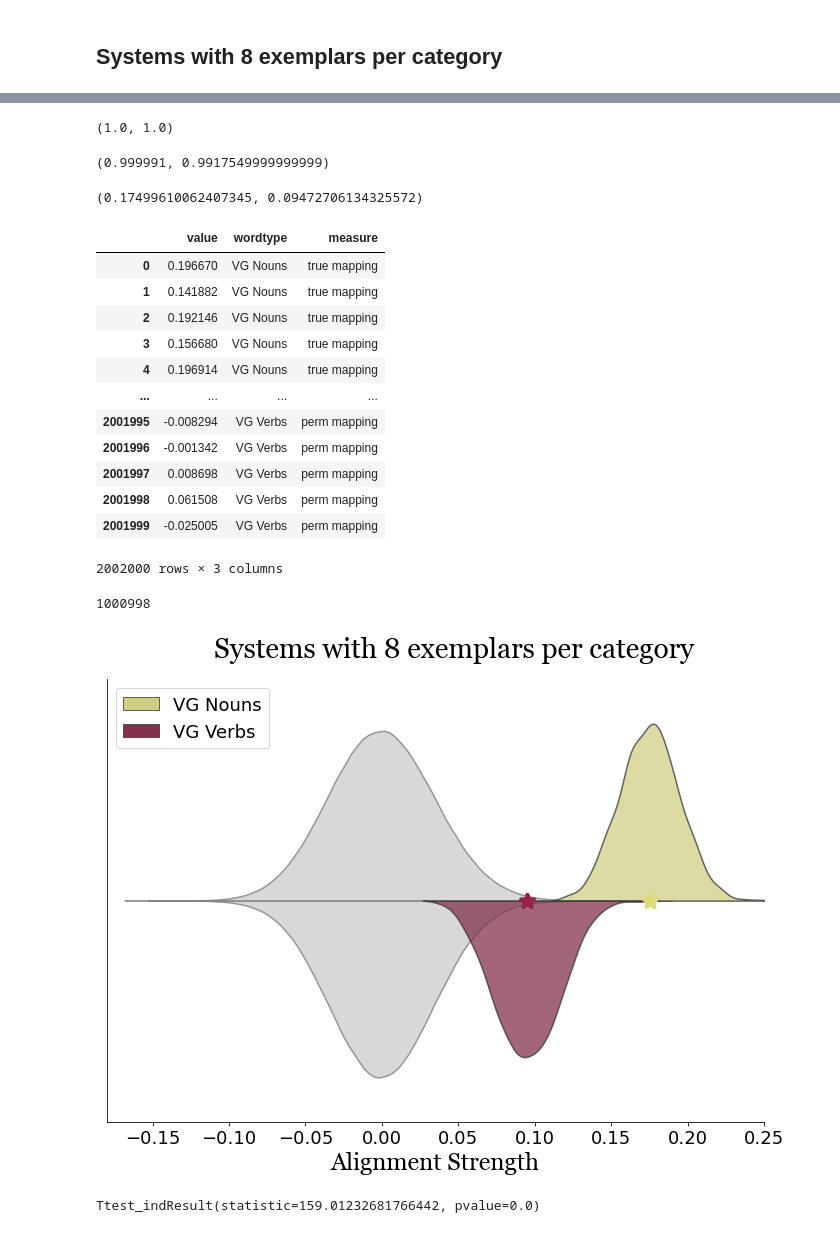
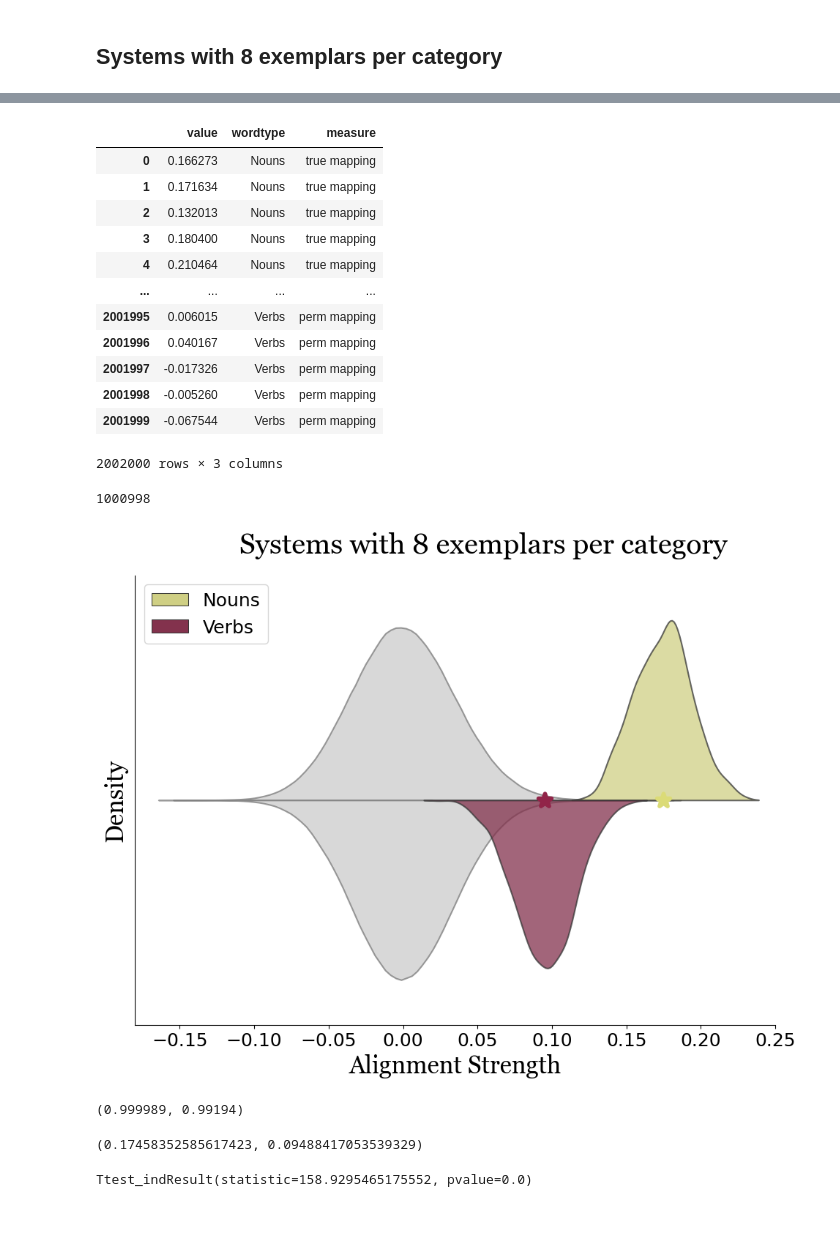
Before and after one commit to FlamingoZh/verb_learning_quantification, a Jupyter notebook: notebooks/alignment_distribution.ipynb, the cells around one changed output, grey strips where cells are left out. Cells and saved outputs as stored; diff of their text form; code cells hidden in the pictures.

```diff
--- a/notebooks/alignment_distribution.ipynb
+++ b/notebooks/alignment_distribution.ipynb
@@ -37,6 +30,6 @@ from utils.utils_funcs import load_data_to_dict
 from utils.utils_funcs import aggregate_embeddings_visual_and_language
 # %%
-save_fig=False
+save_fig=True
 # %%
 # adapted from permutation.py
 def upper_tri_indexing(A):
@@ -97,8 +90,8 @@ plt.rc('legend', fontsize=18)  # legend fontsize
 plt.rc('font', size=18)  # controls default text sizes
 # plt.figure(figsize=(10, 6), tight_layout=True)
 # %%
-vg_noun_data=pickle.load(open("../data/dumped_embeddings_replication/vg_noun_least20_ll_swav_bert_20.pkl","rb"))
-vg_verb_data=pickle.load(open("../data/dumped_embeddings_replication/vg_verb_least20_ll_swav_bert_20.pkl","rb"))
+vg_noun_data=pickle.load(open("../data/dumped_embeddings/vg_noun_least20_ll_swav_bert_20.pkl","rb"))
+vg_verb_data=pickle.load(open("../data/dumped_embeddings/vg_verb_least20_ll_swav_bert_20.pkl","rb"))
 # %%
 def run_alignment_multiple_runs(noun_data,verb_data,n_sample=1):
     t1=time.time()
@@ -157,6 +134,6 @@ np.mean(aAS_true_mapping_noun),np.mean(aAS_true_mapping_verb)
 # %%
 values=aAS_true_mapping_noun+aAS_perm_mapping_noun+aAS_true_mapping_verb+aAS_perm_mapping_verb
-types=["VG Nouns"]*(len(aAS_true_mapping_noun)+len(aAS_perm_mapping_noun))+["VG Verbs"]*(len(aAS_true_mapping_verb)+len(aAS_perm_mapping_verb))
+types=["Nouns"]*(len(aAS_true_mapping_noun)+len(aAS_perm_mapping_noun))+["Verbs"]*(len(aAS_true_mapping_verb)+len(aAS_perm_mapping_verb))
 measures=["true mapping"]*len(aAS_true_mapping_noun)+["perm mapping"]*len(aAS_perm_mapping_noun)+["true mapping"]*len(aAS_true_mapping_verb)+["perm mapping"]*len(aAS_perm_mapping_verb)
 df=pd.DataFrame(dict(
     value=values,
@@ -234,24 +216,12 @@ rAS_noun_list_agg,aAS_noun_list_agg,p_noun_list_agg,rAS_verb_list_agg,aAS_verb_l
-# %%
-len([i for i in p_noun_list_agg if i<0.05])/len(p_noun_list_agg),len([i for i in p_verb_list_agg if i<0.05])/len(p_verb_list_agg)
-# %% [output]
-(1.0, 1.0)
-# %%
-np.mean([compute_rAS(sublist) for sublist in aAS_noun_list_agg]),np.mean([compute_rAS(sublist) for sublist in aAS_verb_list_agg])
-# %% [output]
-(0.999991, 0.9917549999999999)
 # %%
 aAS_true_mapping_noun_agg=[sublist[0] for sublist in aAS_noun_list_agg]
 aAS_perm_mapping_noun_agg=[item for sublist in aAS_noun_list_agg for item in sublist[1:]]
 
 aAS_true_mapping_verb_agg=[sublist[0] for sublist in aAS_verb_list_agg]
 aAS_perm_mapping_verb_agg=[item for sublist in aAS_verb_list_agg for item in sublist[1:]]
-# %%
-np.mean(aAS_true_mapping_noun_agg),np.mean(aAS_true_mapping_verb_agg)
-# %% [output]
-(0.17499610062407345, 0.09472706134325572)
 # %%
 values_agg=aAS_true_mapping_noun_agg+aAS_perm_mapping_noun_agg+aAS_true_mapping_verb_agg+aAS_perm_mapping_verb_agg
-types_agg=["VG Nouns"]*(len(aAS_true_mapping_noun_agg)+len(aAS_perm_mapping_noun_agg))+["VG Verbs"]*(len(aAS_true_mapping_verb_agg)+len(aAS_perm_mapping_verb_agg))
+types_agg=["Nouns"]*(len(aAS_true_mapping_noun_agg)+len(aAS_perm_mapping_noun_agg))+["Verbs"]*(len(aAS_true_mapping_verb_agg)+len(aAS_perm_mapping_verb_agg))
 measures_agg=["true mapping"]*len(aAS_true_mapping_noun_agg)+["perm mapping"]*len(aAS_perm_mapping_noun_agg)+["true mapping"]*len(aAS_true_mapping_verb_agg)+["perm mapping"]*len(aAS_perm_mapping_verb_agg)
 df_agg=pd.DataFrame(dict(
     value=values_agg,
@@ -262,17 +232,17 @@ df_agg=pd.DataFrame(dict(
 df_agg
 # %% [output]
 |  | value | wordtype | measure |
-| 0 | 0.196670 | VG Nouns | true mapping |
-| 1 | 0.141882 | VG Nouns | true mapping |
-| 2 | 0.192146 | VG Nouns | true mapping |
-| 3 | 0.156680 | VG Nouns | true mapping |
-| 4 | 0.196914 | VG Nouns | true mapping |
+| 0 | 0.166273 | Nouns | true mapping |
+| 1 | 0.171634 | Nouns | true mapping |
+| 2 | 0.132013 | Nouns | true mapping |
+| 3 | 0.180400 | Nouns | true mapping |
+| 4 | 0.210464 | Nouns | true mapping |
 | ... | ... | ... | ... |
-| 2001995 | -0.008294 | VG Verbs | perm mapping |
-| 2001996 | -0.001342 | VG Verbs | perm mapping |
-| 2001997 | 0.008698 | VG Verbs | perm mapping |
-| 2001998 | 0.061508 | VG Verbs | perm mapping |
-| 2001999 | -0.025005 | VG Verbs | perm mapping |
+| 2001995 | 0.006015 | Verbs | perm mapping |
+| 2001996 | 0.040167 | Verbs | perm mapping |
+| 2001997 | -0.017326 | Verbs | perm mapping |
+| 2001998 | -0.005260 | Verbs | perm mapping |
+| 2001999 | -0.067544 | Verbs | perm mapping |
 2002000 rows × 3 columns
 # %%
 palette_perm_mappings=['#CBCBCB','#CBCBCB']
@@ -283,43 +252,49 @@ palette_true_mappings=[sns.color_palette("gist_stern_r")[0],sns.color_palette("g
 # %% [output]
 1000998
 # %%
-palette = ['#B6C29A', '#8A977B']
-# fig, ax =plt.subplots(figsize=(8,6))
 plt.subplots(figsize=(10,8))
 ax=sns.violinplot(y="measure", x="value", hue="wordtype",
                     data=df_agg[df_agg.measure=="perm mapping"],split=True,palette=palette_perm_mappings,inner=None,legend=False)
 sns.violinplot(y="measure", x="value", hue="wordtype",
                     data=df_agg[df_agg.measure=="true mapping"],split=True,palette=palette_true_mappings,inner=None)
 
 sns.pointplot(y="measure", x="value", hue="wordtype",
                     data=df_agg[df_agg.measure=="true mapping"], palette=palette_true_mappings,estimator=np.mean, scale=2, markers=["*","*"])
 
 for violin in ax.collections[:-2]:
     violin.set_alpha(0.75)
 
 h,l = ax.get_legend_handles_labels()
 ax.legend(h[2:4],l[2:4],loc=2)
 
 sns.despine()
 # g.legend(loc=2)
-ax.set_ylabel("")
+ax.set_ylabel("Density",fontsize=24,fontname='Georgia')
 ax.set_xlabel("Alignment Strength",fontsize=24,fontname='Georgia')
 ax.set_yticks([])
 ax.set_xlim(-0.18, 0.25)
 # # ax.get_legend().remove()
 
 plt.text(-0.11,-0.55,'Systems with 8 exemplars per category',fontname='Georgia',fontsize=28)
 
 plt.tight_layout()
 if save_fig:
     plt.savefig("../figs/single_alignment_agg_vg.png",dpi=600)
 plt.show()
 # %% [output]
-[figure, old version]
+[figure, new version]
+# %%
+np.mean([compute_rAS(sublist) for sublist in aAS_noun_list_agg]),np.mean([compute_rAS(sublist) for sublist in aAS_verb_list_agg])
+# %% [output]
+(0.999989, 0.99194)
+# %%
+np.mean(aAS_true_mapping_noun_agg),np.mean(aAS_true_mapping_verb_agg)
+# %% [output]
+(0.17458352585617423, 0.09488417053539329)
 # %%
 scipy.stats.ttest_ind(aAS_true_mapping_noun_agg,aAS_perm_mapping_noun_agg)
 # %% [output]
-Ttest_indResult(statistic=159.01232681766442, pvalue=0.0)
+Ttest_indResult(statistic=158.9295465175552, pvalue=0.0)
 # %%
 scipy.stats.ttest_ind(aAS_true_mapping_verb_agg,aAS_perm_mapping_verb_agg)
 # %% [output]
```
Also changed, not shown: parts of 20 cells of this notebook, 37 other files.
